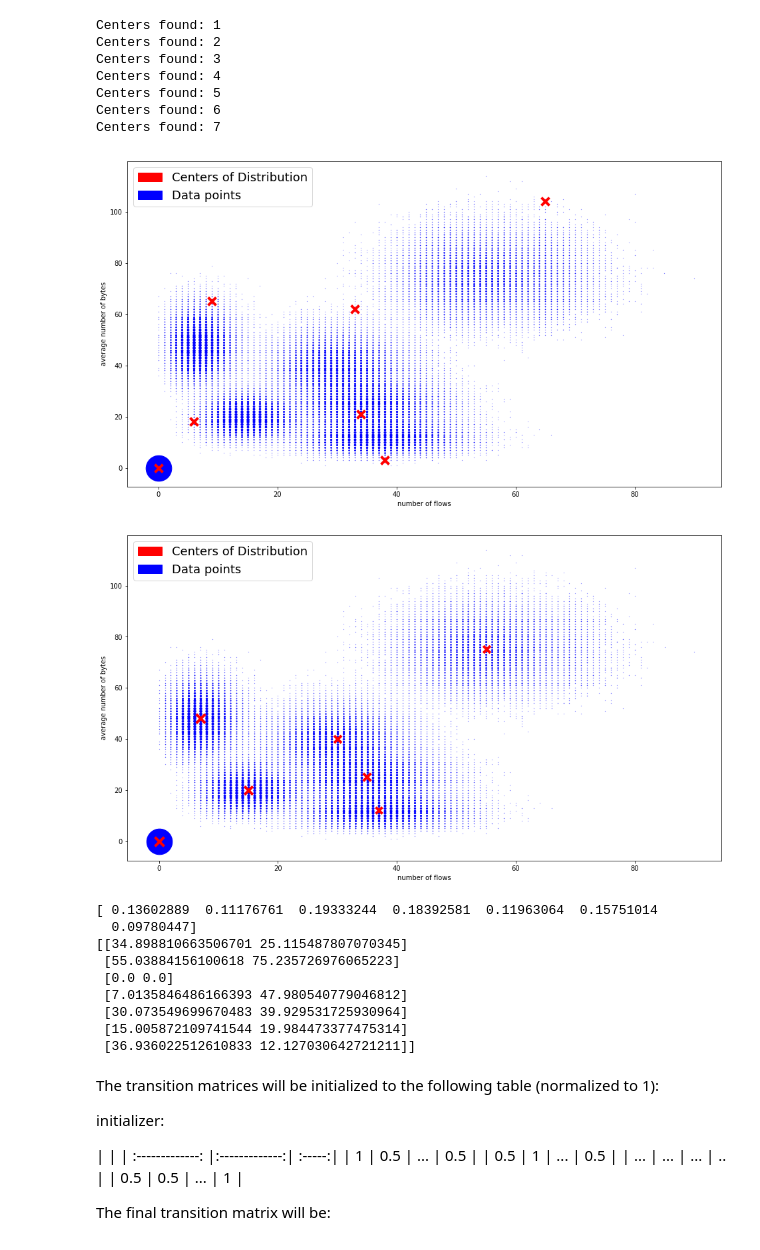
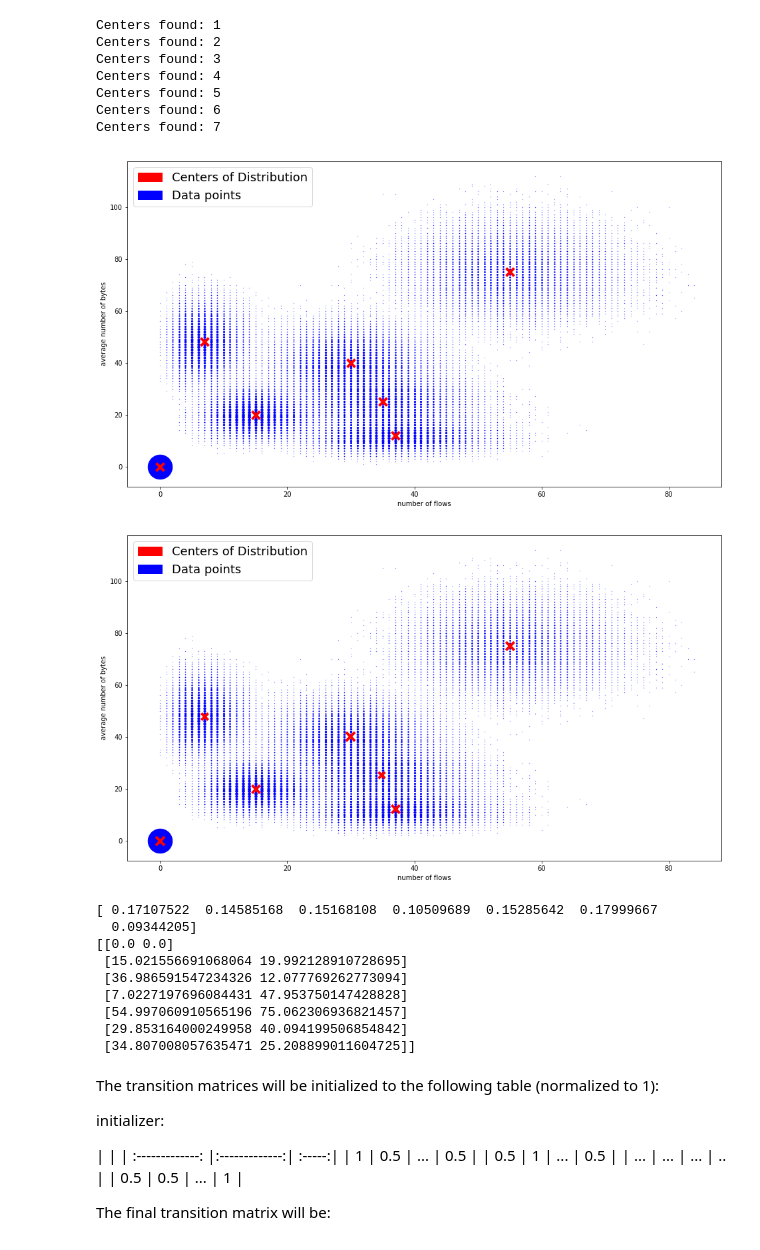
Before and after one commit to SotirisAnagnostidis/onlineAnomalyDetection, a Jupyter notebook: diploma/Host generated data.ipynb, the cells around one changed output. Saved outputs shown, nothing was run; the diff lists cells and outputs as text; code cells hidden in the pictures.

```diff
--- a/diploma/Host generated data.ipynb
+++ b/diploma/Host generated data.ipynb
@@ -95,8 +95,8 @@ The parameter L denotes the total number of these matrices clusters.
 # %%
 import random as ran
 
-L = 14
-num_hosts_per_L = [8, 12, 15, 18, 20, 25, 33, 36, 40, 50, 55, 60, 65, 150]
+L = 12
+num_hosts_per_L = [10, 15, 20, 25, 30, 35, 40, 45, 50, 60, 80, 150]
 
 def random_vector(size=7):
     vec = [ran.random() for i in range(size)]
@@ -169,32 +169,33 @@ Centers found: 5
 Centers found: 6
 Centers found: 7
 # %%
-onlineEM = OnlineEM([1/mixtures]*mixtures, kplusplus.centers, sum(num_hosts_per_L), verbose=0, update_power=0.5)
+#onlineEM = OnlineEM([1/mixtures]*mixtures, kplusplus.centers, sum(num_hosts_per_L), verbose=0, update_power=0.5)
+onlineEM = OnlineEM([1/mixtures]*mixtures, lambdas, sum(num_hosts_per_L), verbose=0, update_power=0.5)
 
 # the initial data points
 plot_points(data_points[:, :2], onlineEM)
 # %% [output]
-[figure, old version]
+[figure, new version]
 # %%
 onlineEM.fit(data_points[:,[0,1,3]])
 # %%
-# the final data points
+# the finadl data points
 plot_points(data_points[:, :2], onlineEM)
 # %% [output]
-[figure, old version]
+[figure, new version]
 # %%
 print(onlineEM.gammas)
 print(onlineEM.lambdas)
 # %% [output]
-[ 0.13602889  0.11176761  0.19333244  0.18392581  0.11963064  0.15751014
-  0.09780447]
-[[34.898810663506701 25.115487807070345]
- [55.03884156100618 75.235726976065223]
- [0.0 0.0]
- [7.0135846486166393 47.980540779046812]
- [30.073549699670483 39.929531725930964]
- [15.005872109741544 19.984473377475314]
- [36.936022512610833 12.127030642721211]]
+[ 0.17107522  0.14585168  0.15168108  0.10509689  0.15285642  0.17999667
+  0.09344205]
+[[0.0 0.0]
+ [15.021556691068064 19.992128910728695]
+ [36.986591547234326 12.077769262773094]
+ [7.0227197696084431 47.953750147428828]
+ [54.997060910565196 75.062306936821457]
+ [29.853164000249958 40.094199506854842]
+ [34.807008057635471 25.208899011604725]]
 # %% [markdown]
 The transition matrices will be initialized to the following table (normalized to 1):
 
```
Also changed, not shown: parts of 11 cells of this notebook.
